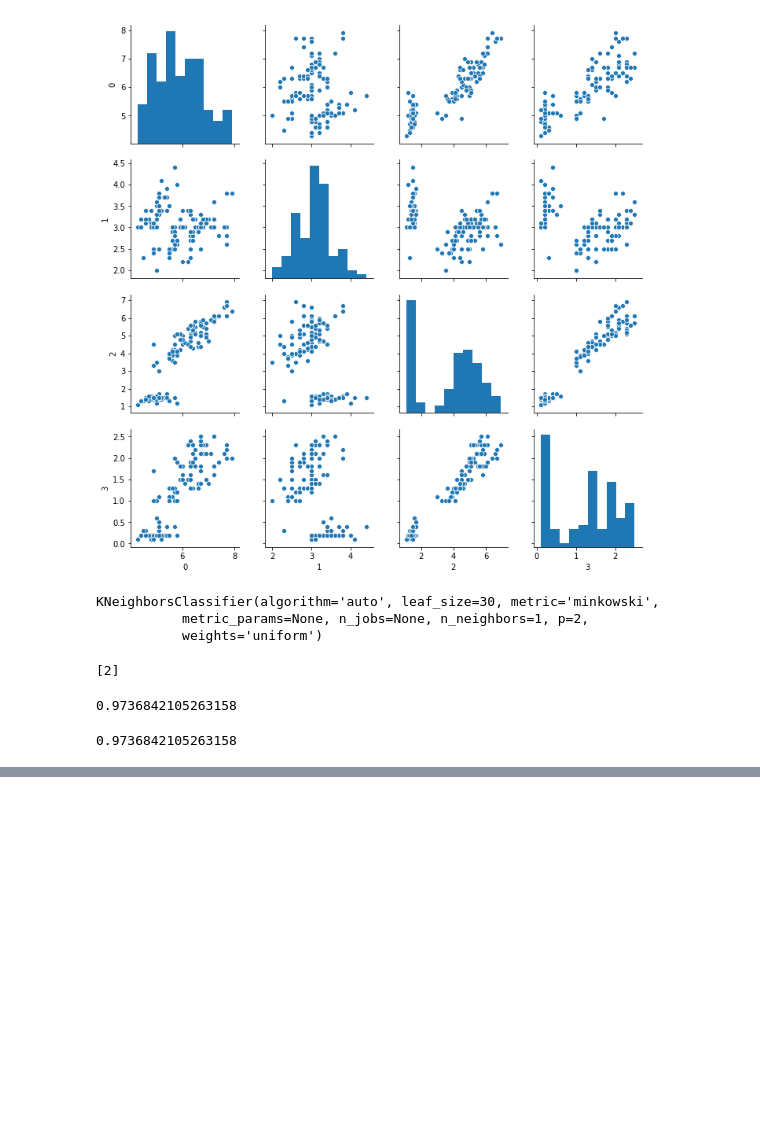
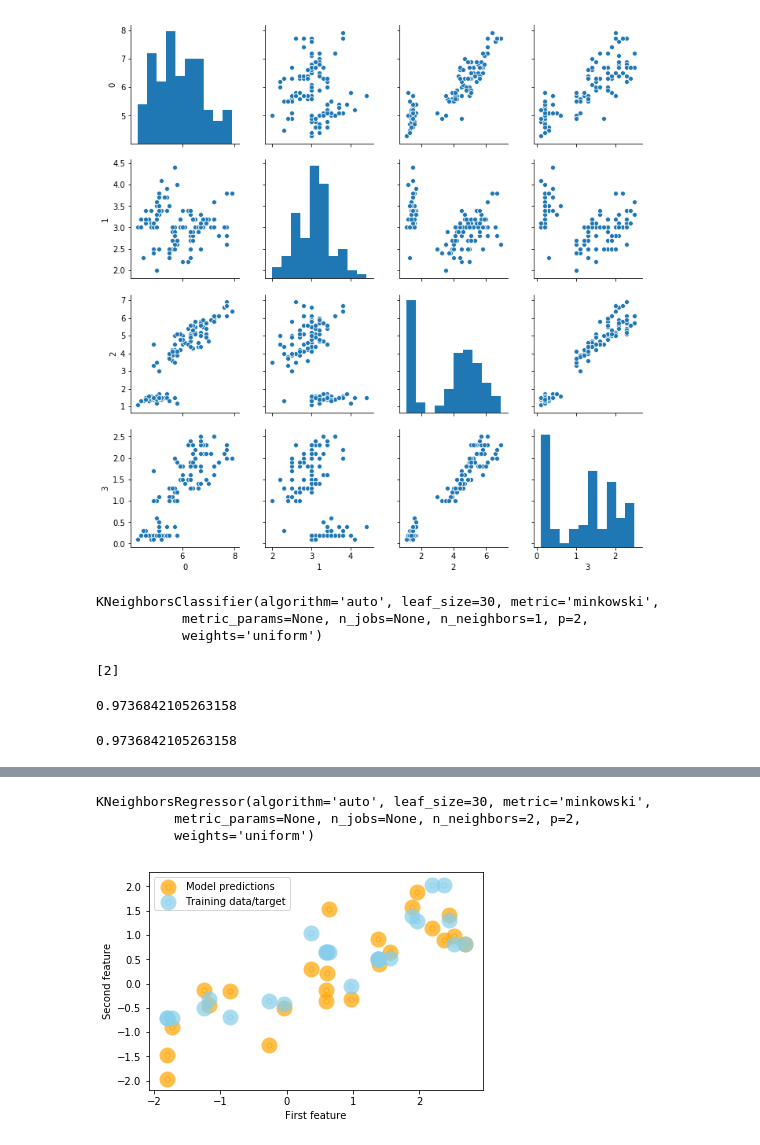
Before and after one commit to Elbidor/ML_course, a Jupyter notebook: Classwork/Ml_practice1.ipynb, the cells around one changed output, grey strips where cells are left out. Drawn from its saved outputs; the diff is of its cells as text; code cells hidden in the pictures; blank space fills up the shorter version.

```diff
--- a/Classwork/Ml_practice1.ipynb
+++ b/Classwork/Ml_practice1.ipynb
@@ -161,0 +225,26 @@ knn.score(X_test, Y_test)
+# %%
+ds = mg.datasets.make_wave()
+from sklearn.model_selection import train_test_split
+from sklearn.neighbors import KNeighborsRegressor
+x_train, X_test, y_train, Y_test = train_test_split(
+ds[0], ds[1], random_state=0)
+# %%
+from sklearn import datasets, linear_model
+regr = KNeighborsRegressor(n_neighbors=2)
+regr.fit(x_train, y_train)
+# %% [output]
+KNeighborsRegressor(algorithm='auto', leaf_size=30, metric='minkowski',
+          metric_params=None, n_jobs=None, n_neighbors=2, p=2,
+          weights='uniform')
+# %%
+Y_test_predict = regr.predict(X_test)
+# %%
+plt.scatter(X_test, Y_test,  color='orange', linewidths=10, alpha=0.7)
+plt.scatter(X_test, Y_test_predict, color='skyblue', linewidths =10, alpha=0.7)
+plt.xlabel("First feature")
+plt.ylabel("Second feature")
+plt.legend(["Model predictions", "Training data/target",
+                "Test data/target"], loc="best")
+plt.show()
+# %% [output]
+[figure, added]
```
Also changed, not shown: parts of 3 cells of this notebook, 1 other file.
